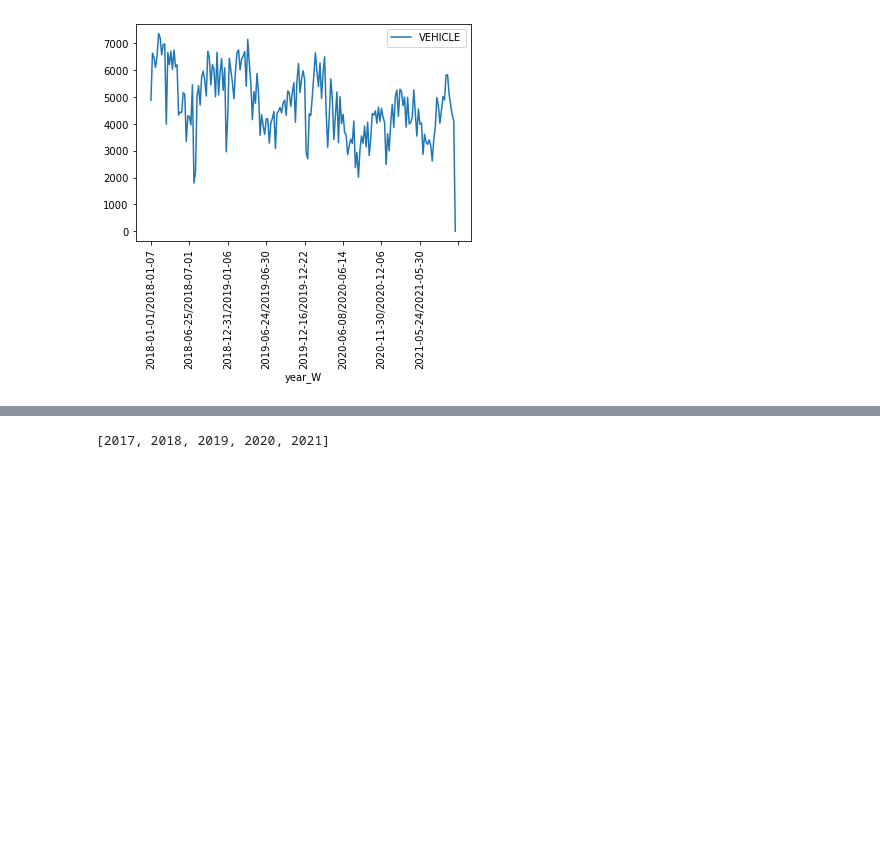
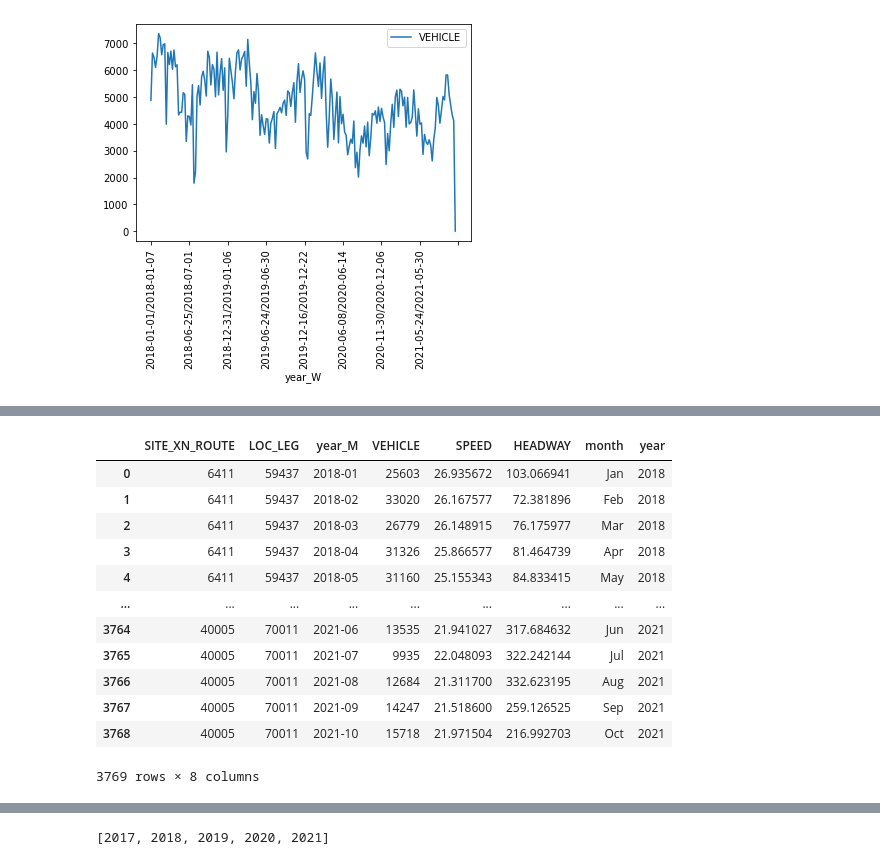
Before and after one commit to CaroPattle/bicycle_data_melbourne, a Jupyter notebook: bicycle_flows/bicycle_data_melbourne.ipynb, the cells around one changed output, grey strips where cells are left out. Drawn from its saved outputs; the diff is of its cells as text; code cells hidden in the pictures; blank space fills up the shorter version.

```diff
--- a/bicycle_flows/bicycle_data_melbourne.ipynb
+++ b/bicycle_flows/bicycle_data_melbourne.ipynb
@@ -436,0 +360,21 @@ fig.show()
+# %%
+months = ['Jan','Feb','Mar','Apr','May','Jun','Jul','Aug','Sep','Oct','Nov','Dec']
+dfm['month'] = pd.Categorical(dfm['year_M'].map(lambda x: months[int(x.split('-')[1])-1]),
+                             categories=months,
+                             ordered=True)
+dfm['year'] = dfm['year_M'].map(lambda x: int(x.split('-')[0]))
+dfm
+# %% [output]
+|  | SITE_XN_ROUTE | LOC_LEG | year_M | VEHICLE | SPEED | HEADWAY | month | year |
+| 0 | 6411 | 59437 | 2018-01 | 25603 | 26.935672 | 103.066941 | Jan | 2018 |
+| 1 | 6411 | 59437 | 2018-02 | 33020 | 26.167577 | 72.381896 | Feb | 2018 |
+| 2 | 6411 | 59437 | 2018-03 | 26779 | 26.148915 | 76.175977 | Mar | 2018 |
+| 3 | 6411 | 59437 | 2018-04 | 31326 | 25.866577 | 81.464739 | Apr | 2018 |
+| 4 | 6411 | 59437 | 2018-05 | 31160 | 25.155343 | 84.833415 | May | 2018 |
+| ... | ... | ... | ... | ... | ... | ... | ... | ... |
+| 3764 | 40005 | 70011 | 2021-06 | 13535 | 21.941027 | 317.684632 | Jun | 2021 |
+| 3765 | 40005 | 70011 | 2021-07 | 9935 | 22.048093 | 322.242144 | Jul | 2021 |
+| 3766 | 40005 | 70011 | 2021-08 | 12684 | 21.311700 | 332.623195 | Aug | 2021 |
+| 3767 | 40005 | 70011 | 2021-09 | 14247 | 21.518600 | 259.126525 | Sep | 2021 |
+| 3768 | 40005 | 70011 | 2021-10 | 15718 | 21.971504 | 216.992703 | Oct | 2021 |
+3769 rows × 8 columns
```
Also changed, not shown: parts of 16 cells of this notebook.
